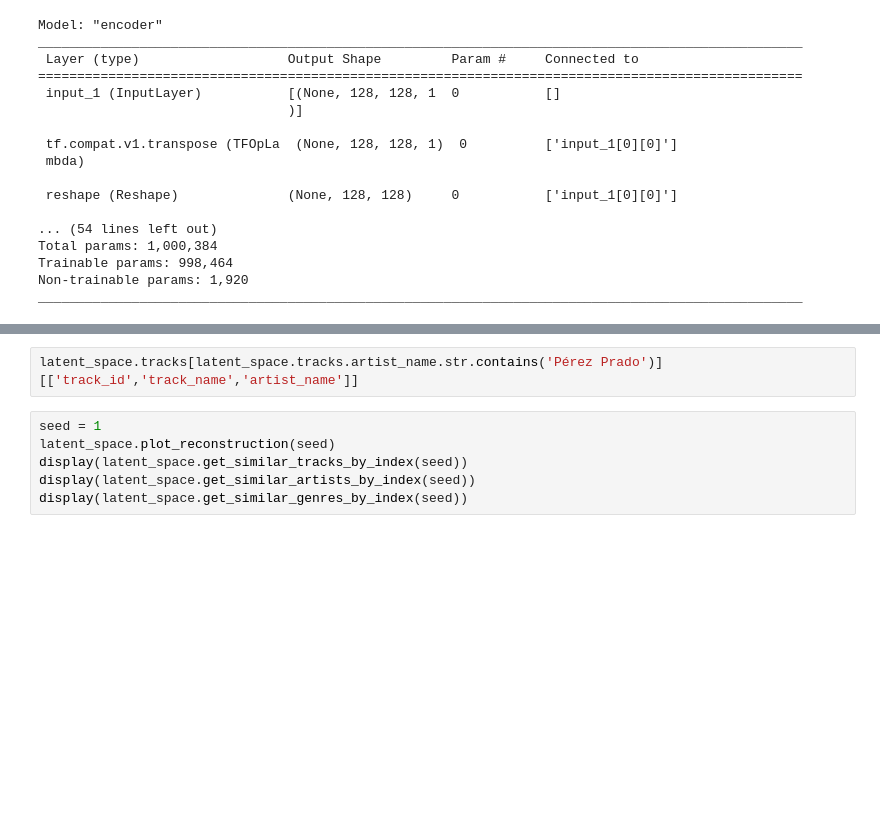
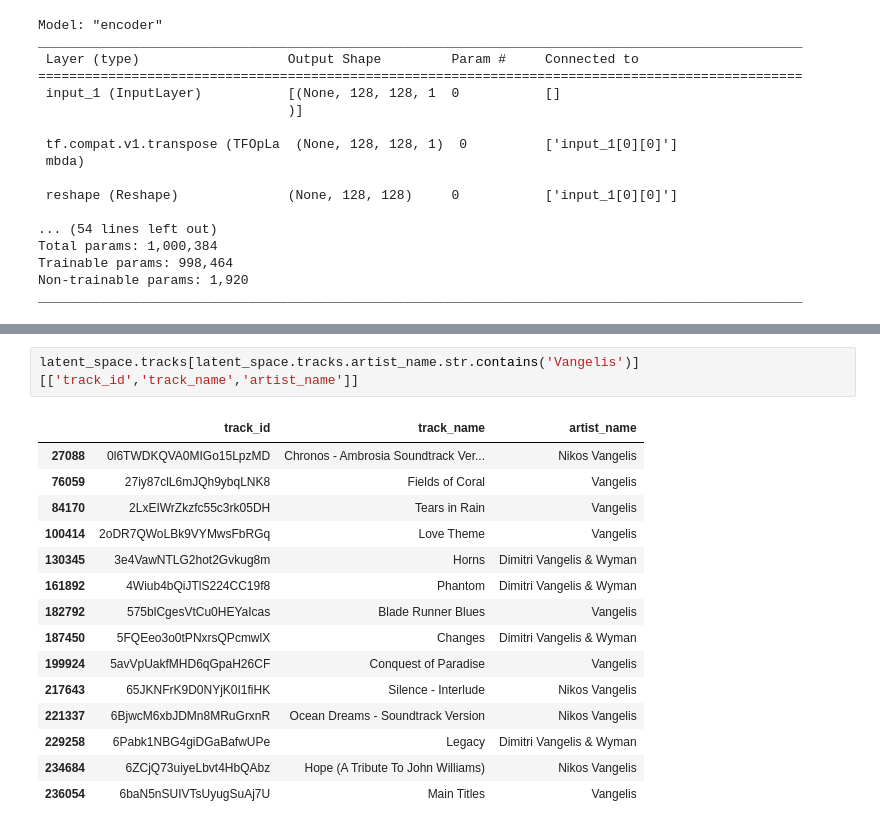
Before and after one commit to rollingstorms/Sound-Content-Music-Recommendation-System, a Jupyter notebook: Time Frequency Autoencoder-128k 10 epochs.ipynb, the cells around one changed output, grey strips where cells are left out. Cells and saved outputs as stored; diff of their text form; blank space fills up the shorter version.

```diff
--- a/Time Frequency Autoencoder-128k 10 epochs.ipynb
+++ b/Time Frequency Autoencoder-128k 10 epochs.ipynb
@@ -167,8 +220,18 @@ latent_space.tracks
 # %%
-latent_space.tracks[latent_space.tracks.artist_name.str.contains('Pérez Prado')][['track_id','track_name','artist_name']]
+latent_space.tracks[latent_space.tracks.artist_name.str.contains('Vangelis')][['track_id','track_name','artist_name']]
+# %% [output]
+|  | track_id | track_name | artist_name |
+| 27088 | 0l6TWDKQVA0MIGo15LpzMD | Chronos - Ambrosia Soundtrack Ver... | Nikos Vangelis |
+| 76059 | 27iy87clL6mJQh9ybqLNK8 | Fields of Coral | Vangelis |
+| 84170 | 2LxEIWrZkzfc55c3rk05DH | Tears in Rain | Vangelis |
+| 100414 | 2oDR7QWoLBk9VYMwsFbRGq | Love Theme | Vangelis |
+| 130345 | 3e4VawNTLG2hot2Gvkug8m | Horns | Dimitri Vangelis & Wyman |
+| 161892 | 4Wiub4bQiJTlS224CC19f8 | Phantom | Dimitri Vangelis & Wyman |
+| 182792 | 575blCgesVtCu0HEYaIcas | Blade Runner Blues | Vangelis |
+| 187450 | 5FQEeo3o0tPNxrsQPcmwlX | Changes | Dimitri Vangelis & Wyman |
+| 199924 | 5avVpUakfMHD6qGpaH26CF | Conquest of Paradise | Vangelis |
+| 217643 | 65JKNFrK9D0NYjK0I1fiHK | Silence - Interlude | Nikos Vangelis |
+| 221337 | 6BjwcM6xbJDMn8MRuGrxnR | Ocean Dreams - Soundtrack Version | Nikos Vangelis |
+| 229258 | 6Pabk1NBG4giDGaBafwUPe | Legacy | Dimitri Vangelis & Wyman |
+| 234684 | 6ZCjQ73uiyeLbvt4HbQAbz | Hope (A Tribute To John Williams) | Nikos Vangelis |
+| 236054 | 6baN5nSUIVTsUyugSuAj7U | Main Titles | Vangelis |
-# %%
-seed = 1
-latent_space.plot_reconstruction(seed)
-display(latent_space.get_similar_tracks_by_index(seed))
-display(latent_space.get_similar_artists_by_index(seed))
-display(latent_space.get_similar_genres_by_index(seed))
```
Also changed, not shown: parts of 11 cells of this notebook, 9 other files.
